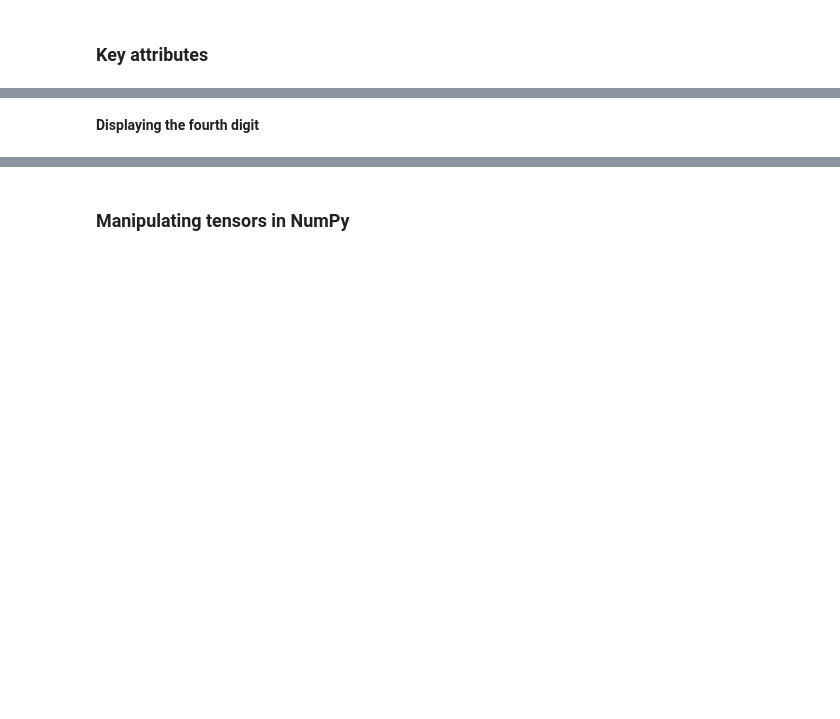
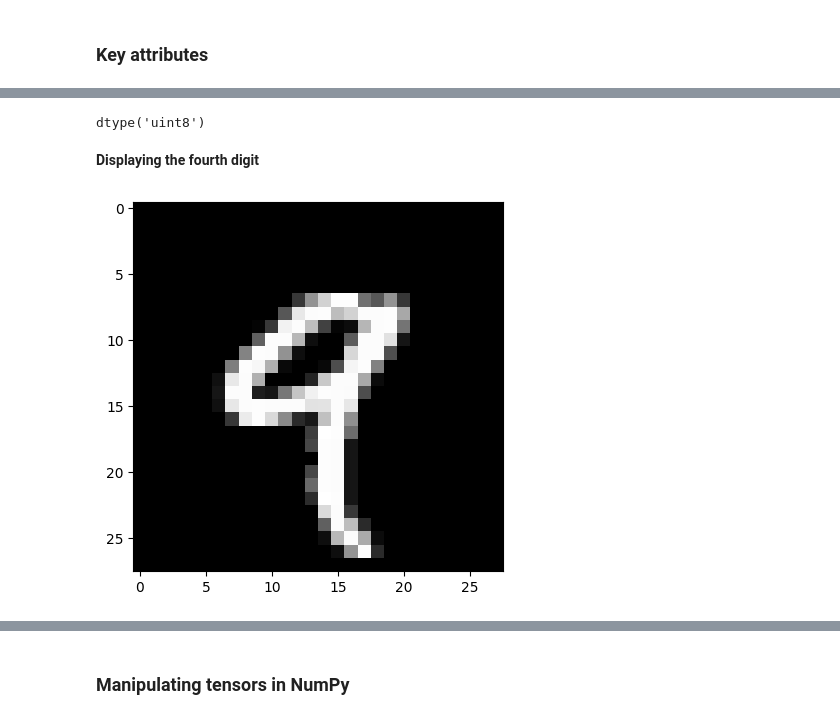
Before and after one commit to JuyeongNam/2025_Smartcity_DL_Basic, a Jupyter notebook: w2/chapter02_mathematical_building_blocks_i.ipynb, the cells around one changed output, grey strips where cells are left out. Cells and saved outputs as stored; diff of their text form; code cells hidden in the pictures; blank space fills up the shorter version.

```diff
--- a/w2/chapter02_mathematical_building_blocks_i.ipynb
+++ b/w2/chapter02_mathematical_building_blocks_i.ipynb
@@ -128,9 +230,15 @@ train_images.dtype
+# %%
+train_images.dtype   #### which dtype is the most propertise to train?
+# %% [output]
+dtype('uint8')
 # %% [markdown]
 **Displaying the fourth digit**
 # %%
 import matplotlib.pyplot as plt
 digit = train_images[4]
-plt.imshow(digit, cmap=plt.cm.binary)
+plt.imshow(digit, cmap='gray')#plt.cm.binary)
 plt.show()
+# %% [output]
+[figure, added]
 # %%
 train_labels[4]
```
Also changed, not shown: parts of 46 cells of this notebook.
